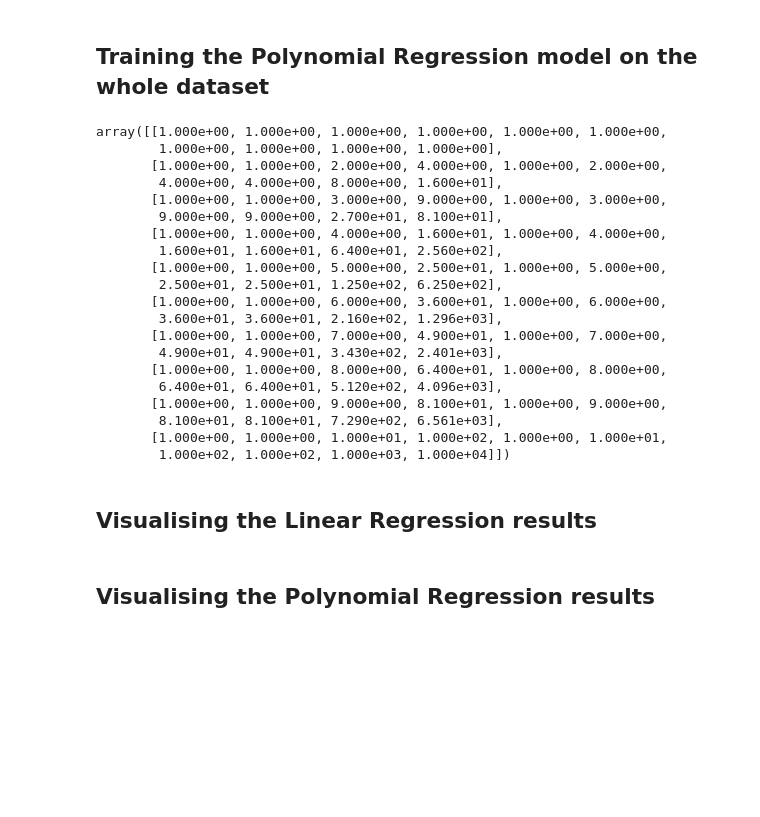
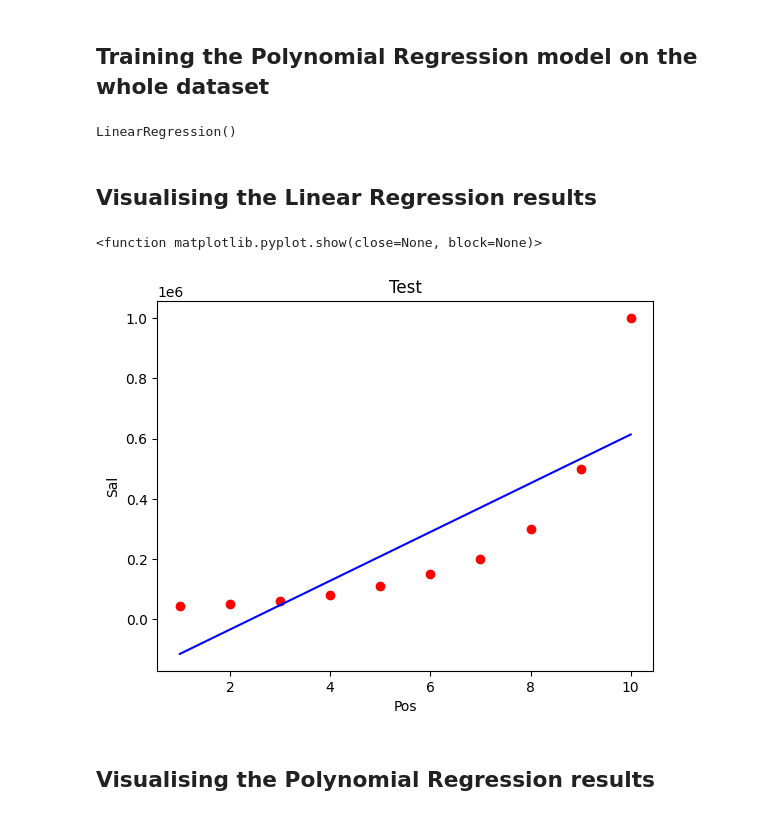
Before and after one commit to singularis/machine_learning_learning, a Jupyter notebook: polynomial_regression.ipynb, the cells around one changed output. Cells and saved outputs as stored; diff of their text form; code cells hidden in the pictures; blank space fills up the shorter version.

```diff
--- a/polynomial_regression.ipynb
+++ b/polynomial_regression.ipynb
@@ -26,32 +26,23 @@ LinearRegression()
 ## Training the Polynomial Regression model on the whole dataset
 # %%
 from sklearn.preprocessing import PolynomialFeatures
-poly_reg = PolynomialFeatures(degree=2)
+poly_reg = PolynomialFeatures(degree=8)
 X_poly = poly_reg.fit_transform(X)
-lin_reg_2 = PolynomialFeatures()
-lin_reg_2.fit_transform(X_poly,y)
+lin_reg_2 = LinearRegression()
+lin_reg_2.fit(X_poly,y)
 # %% [output]
-array([[1.000e+00, 1.000e+00, 1.000e+00, 1.000e+00, 1.000e+00, 1.000e+00,
-        1.000e+00, 1.000e+00, 1.000e+00, 1.000e+00],
-       [1.000e+00, 1.000e+00, 2.000e+00, 4.000e+00, 1.000e+00, 2.000e+00,
-        4.000e+00, 4.000e+00, 8.000e+00, 1.600e+01],
-       [1.000e+00, 1.000e+00, 3.000e+00, 9.000e+00, 1.000e+00, 3.000e+00,
-        9.000e+00, 9.000e+00, 2.700e+01, 8.100e+01],
-       [1.000e+00, 1.000e+00, 4.000e+00, 1.600e+01, 1.000e+00, 4.000e+00,
-        1.600e+01, 1.600e+01, 6.400e+01, 2.560e+02],
-       [1.000e+00, 1.000e+00, 5.000e+00, 2.500e+01, 1.000e+00, 5.000e+00,
-        2.500e+01, 2.500e+01, 1.250e+02, 6.250e+02],
-       [1.000e+00, 1.000e+00, 6.000e+00, 3.600e+01, 1.000e+00, 6.000e+00,
-        3.600e+01, 3.600e+01, 2.160e+02, 1.296e+03],
-       [1.000e+00, 1.000e+00, 7.000e+00, 4.900e+01, 1.000e+00, 7.000e+00,
-        4.900e+01, 4.900e+01, 3.430e+02, 2.401e+03],
-       [1.000e+00, 1.000e+00, 8.000e+00, 6.400e+01, 1.000e+00, 8.000e+00,
-        6.400e+01, 6.400e+01, 5.120e+02, 4.096e+03],
-       [1.000e+00, 1.000e+00, 9.000e+00, 8.100e+01, 1.000e+00, 9.000e+00,
-        8.100e+01, 8.100e+01, 7.290e+02, 6.561e+03],
-       [1.000e+00, 1.000e+00, 1.000e+01, 1.000e+02, 1.000e+00, 1.000e+01,
-        1.000e+02, 1.000e+02, 1.000e+03, 1.000e+04]])
+LinearRegression()
 # %% [markdown]
 ## Visualising the Linear Regression results
+# %%
+plt.scatter(X, y, color = "red")
+plt.plot(X, lin_reg.predict(X), color = "blue")
+plt.title("Test")
+plt.xlabel("Pos")
+plt.ylabel("Sal")
+plt.show
+# %% [output]
+<function matplotlib.pyplot.show(close=None, block=None)>
+[figure, added]
 # %% [markdown]
 ## Visualising the Polynomial Regression results
```
Also changed, not shown: parts of 4 cells of this notebook.
